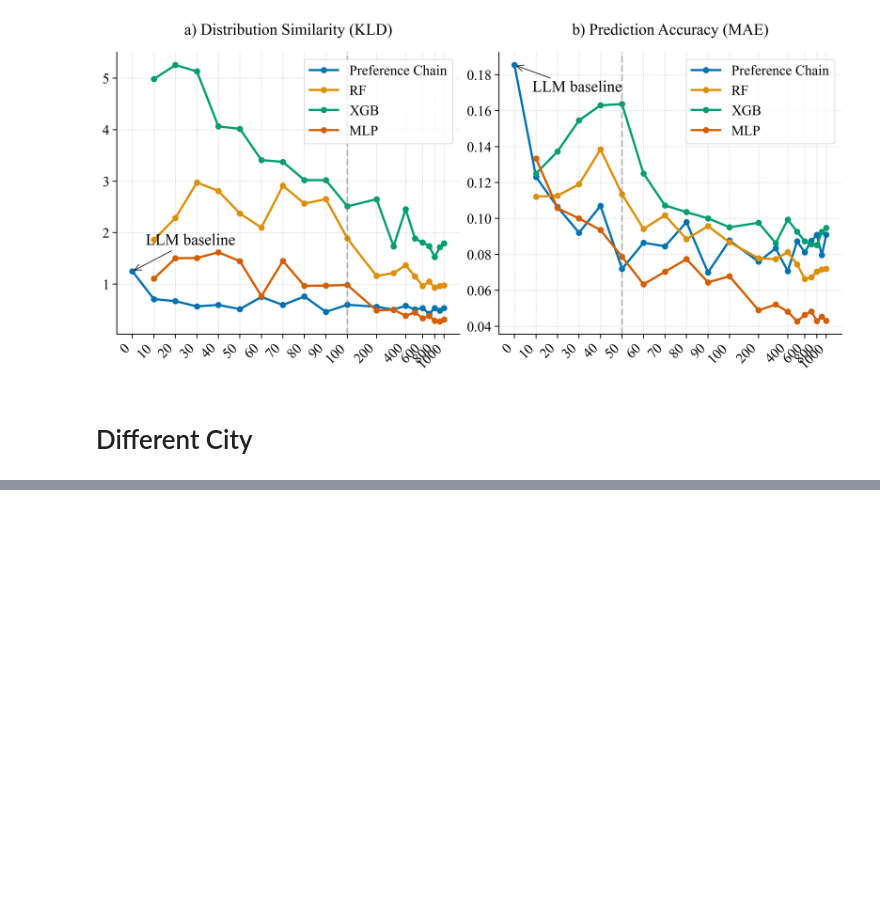
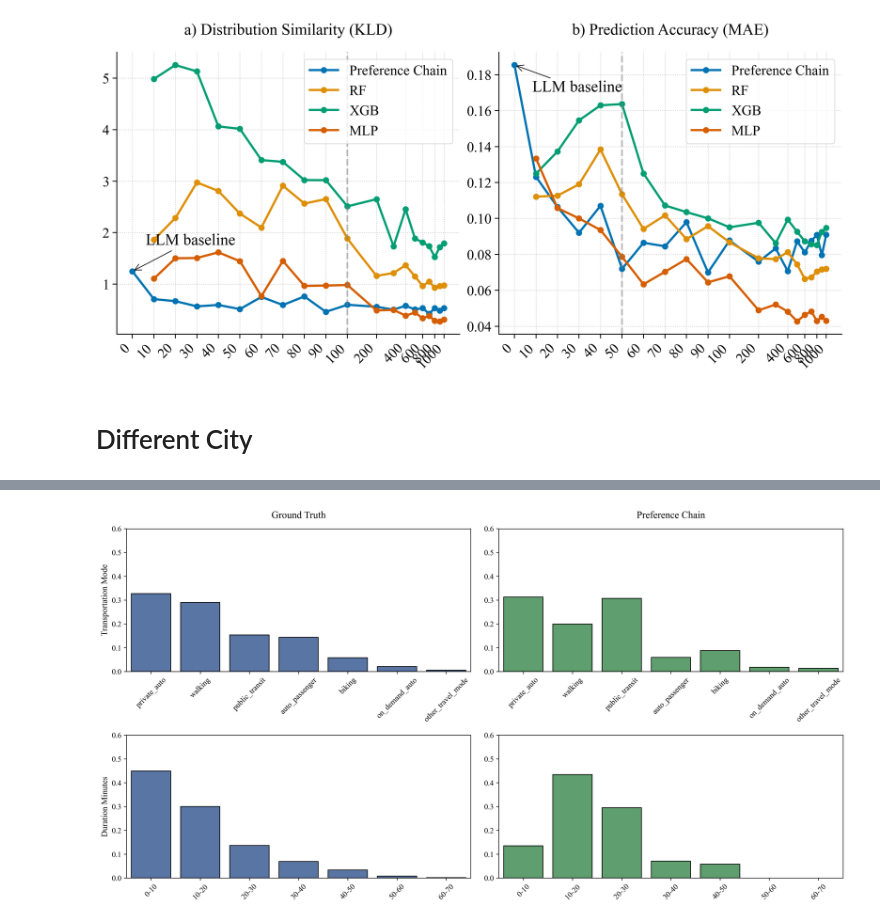
Before and after one commit to kekehurry/mobility_agent, a Jupyter notebook: exp1_step2_analysis.ipynb, the cells around one changed output, grey strips where cells are left out. Drawn from its saved outputs; the diff is of its cells as text; code cells hidden in the pictures; blank space fills up the shorter version.

```diff
--- a/exp1_step2_analysis.ipynb
+++ b/exp1_step2_analysis.ipynb
@@ -7,7 +7,7 @@ import pandas as pd
 
 dfs = []
 for num_samples in [0,50]:
-    result_file = f"models/mobility_agent/mobility_agent_{num_samples}.csv"
+    result_file = f"results/cambridge/mobility_agent_{num_samples}.csv"
     result_df = pd.read_csv(result_file)
     if num_samples ==0:
        result_df["model"] = ['LLM']*len(result_df)
@@ -689,0 +752,7 @@ Overall mean absolute error: 0.0566
+# %%
+result_file = 'models/sanfransico/mobility_agent_sf_sim_refsf_50.csv'
+result_df = pd.read_csv(result_file)
+result_df = result_df.dropna()
+plot_mode_prediction(result_df)
+# %% [output]
+[figure, added]
```
Also changed, not shown: parts of 16 cells of this notebook, 35 other files.
